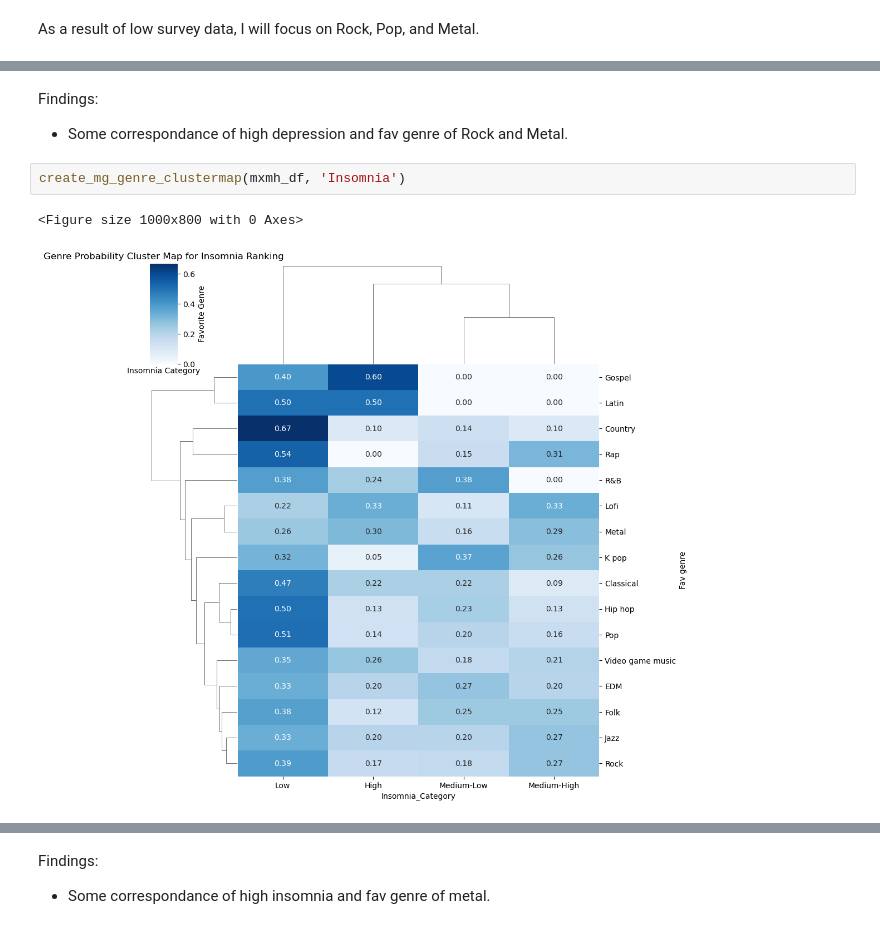
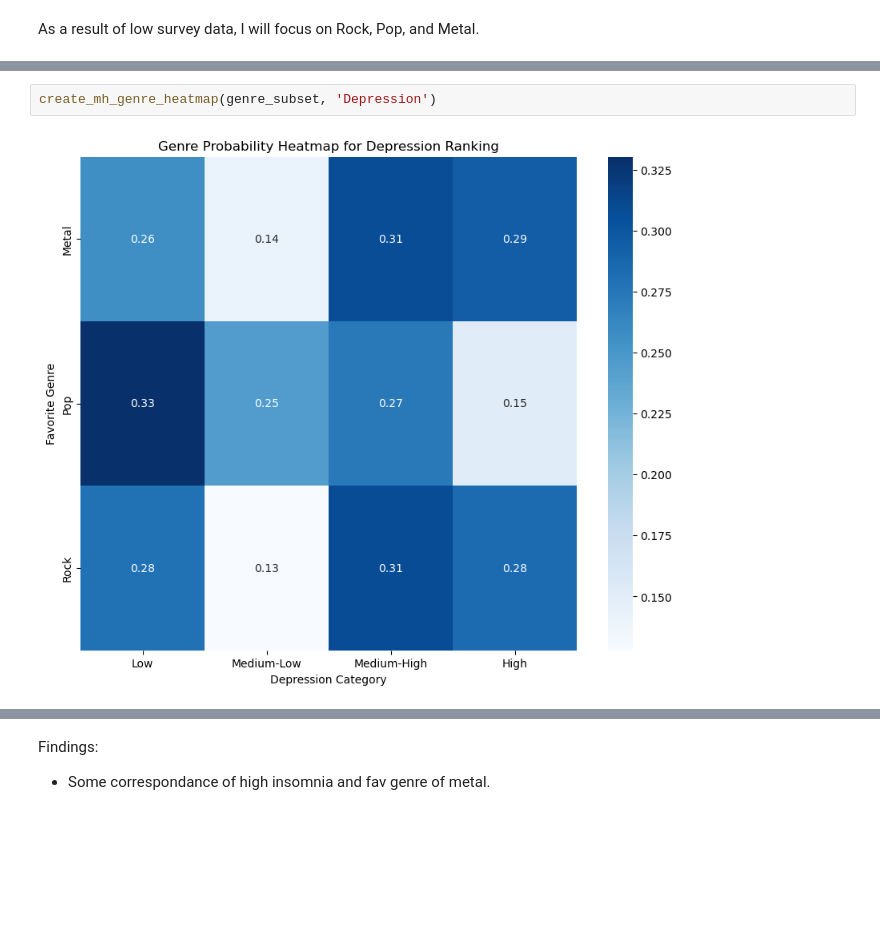
Before and after one commit to BlakeCrowther/music-mental-health-and-emotion, a Jupyter notebook: notebooks/results.ipynb, the cells around one changed output, grey strips where cells are left out. Drawn from its saved outputs; the diff is of its cells as text; blank space fills up the shorter version.

```diff
--- a/notebooks/results.ipynb
+++ b/notebooks/results.ipynb
@@ -454,8 +497,4 @@ create_mg_genre_clustermap(mxmh_df, 'Depression')
-# %% [markdown]
-Findings:
-- Some correspondance of high depression and fav genre of Rock and Metal.
-# %%
-create_mg_genre_clustermap(mxmh_df, 'Insomnia')
-# %% [output]
-<Figure size 1000x800 with 0 Axes>
-[figure, removed]
+# %%
+create_mh_genre_heatmap(genre_subset, 'Depression')
+# %% [output]
+[figure, added]
```
Also changed, not shown: parts of 25 cells of this notebook, 4 other files.
